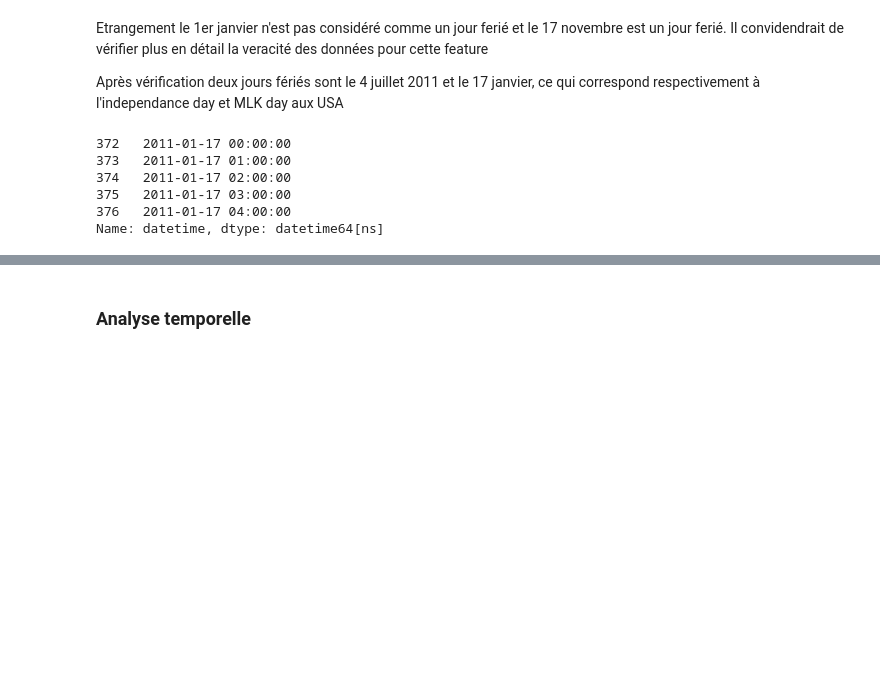
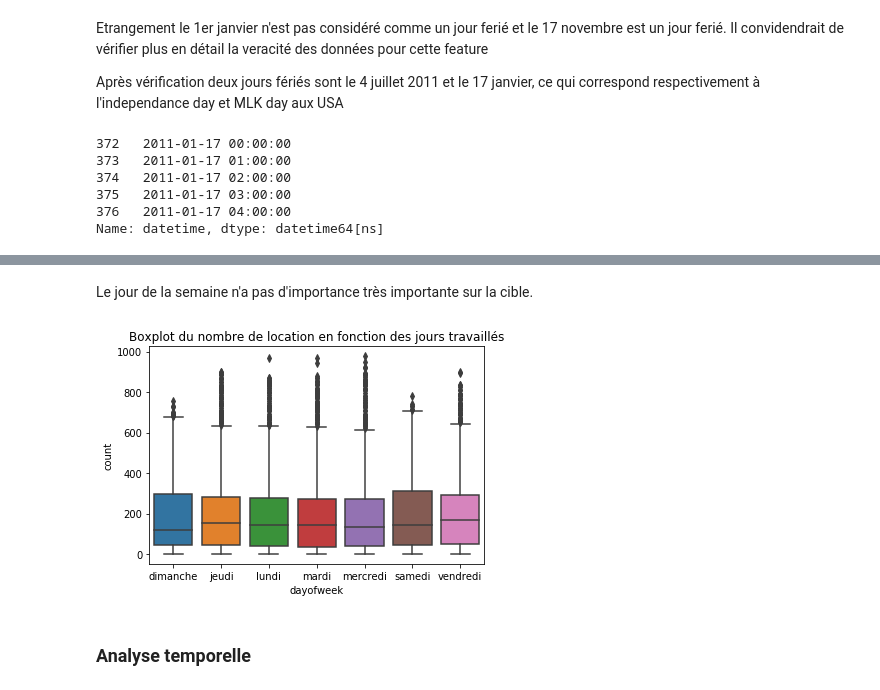
Before and after one commit to uazech/data-mining-velo, a Jupyter notebook: script/projet_velo_sujet.ipynb, the cells around one changed output, grey strips where cells are left out. Cells and saved outputs as stored; diff of their text form; code cells hidden in the pictures; blank space fills up the shorter version.

```diff
--- a/script/projet_velo_sujet.ipynb
+++ b/script/projet_velo_sujet.ipynb
@@ -429,3 +421,11 @@ plt.show()
+# %% [markdown]
+Le jour de la semaine n'a pas d'importance très importante sur la cible.
+# %%
+ax = sns.boxplot(x="dayofweek", y="count", data=df)
+ax.set_title("Boxplot du nombre de location en fonction des jours travaillés")
+plt.show()
+# %% [output]
+[figure, added]
 # %% [markdown]
 ### Analyse temporelle
 # %% [markdown]
```
Also changed, not shown: parts of 46 cells of this notebook.
